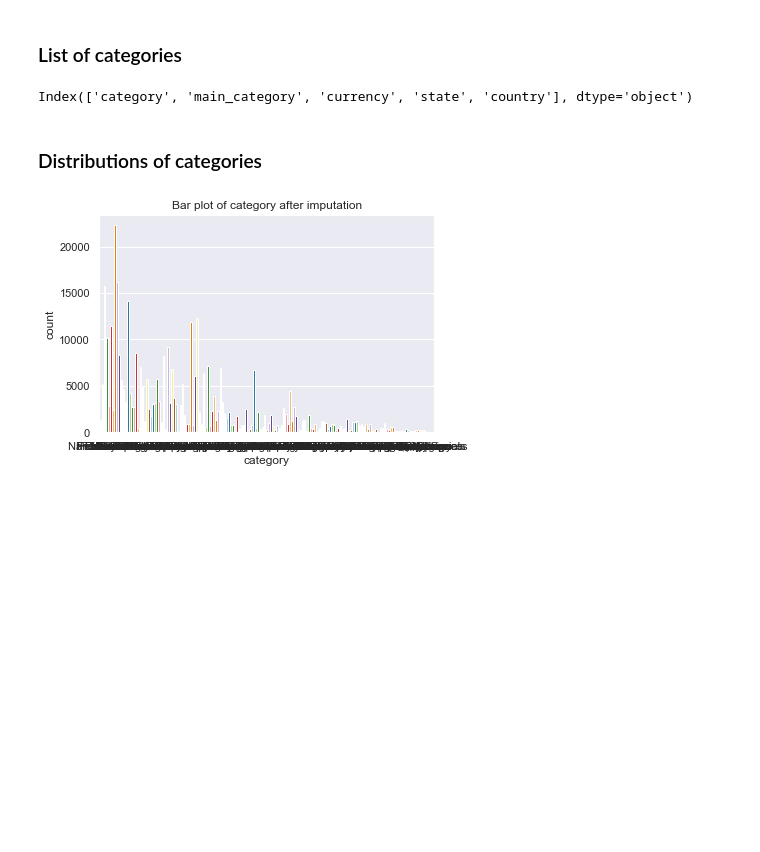
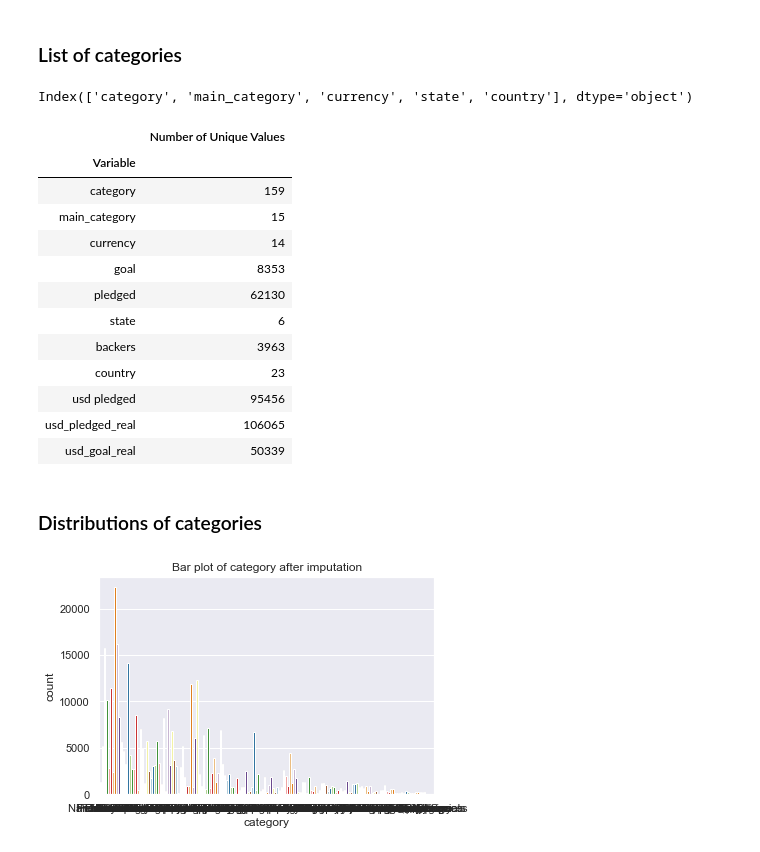
Before and after one commit to KonuTech/kickstarter-projects-classification-techniques, a Jupyter notebook: classification.ipynb, the cells around one changed output. Drawn from its saved outputs; the diff is of its cells as text; code cells hidden in the pictures; blank space fills up the shorter version.

```diff
--- a/classification.ipynb
+++ b/classification.ipynb
@@ -187,6 +189,24 @@ categories = ks_projects.select_dtypes(include=["object"]).columns
 categories
 # %% [output]
 Index(['category', 'main_category', 'currency', 'state', 'country'], dtype='object')
+# %%
+### BEGIN SOLUTION
+ks_projects_unique_counts = pd.DataFrame([[i, len(ks_projects[i].unique())] for i in ks_projects.columns], columns=['Variable', 'Number of Unique Values']).set_index('Variable')
+ks_projects_unique_counts
+# %% [output]
+|  | Number of Unique Values |
+| Variable |  |
+| category | 159 |
+| main_category | 15 |
+| currency | 14 |
+| goal | 8353 |
+| pledged | 62130 |
+| state | 6 |
+| backers | 3963 |
+| country | 23 |
+| usd pledged | 95456 |
+| usd_pledged_real | 106065 |
+| usd_goal_real | 50339 |
 # %% [markdown]
 ### Distributions of categories
 # %%
```
Also changed, not shown: parts of 14 cells of this notebook.
